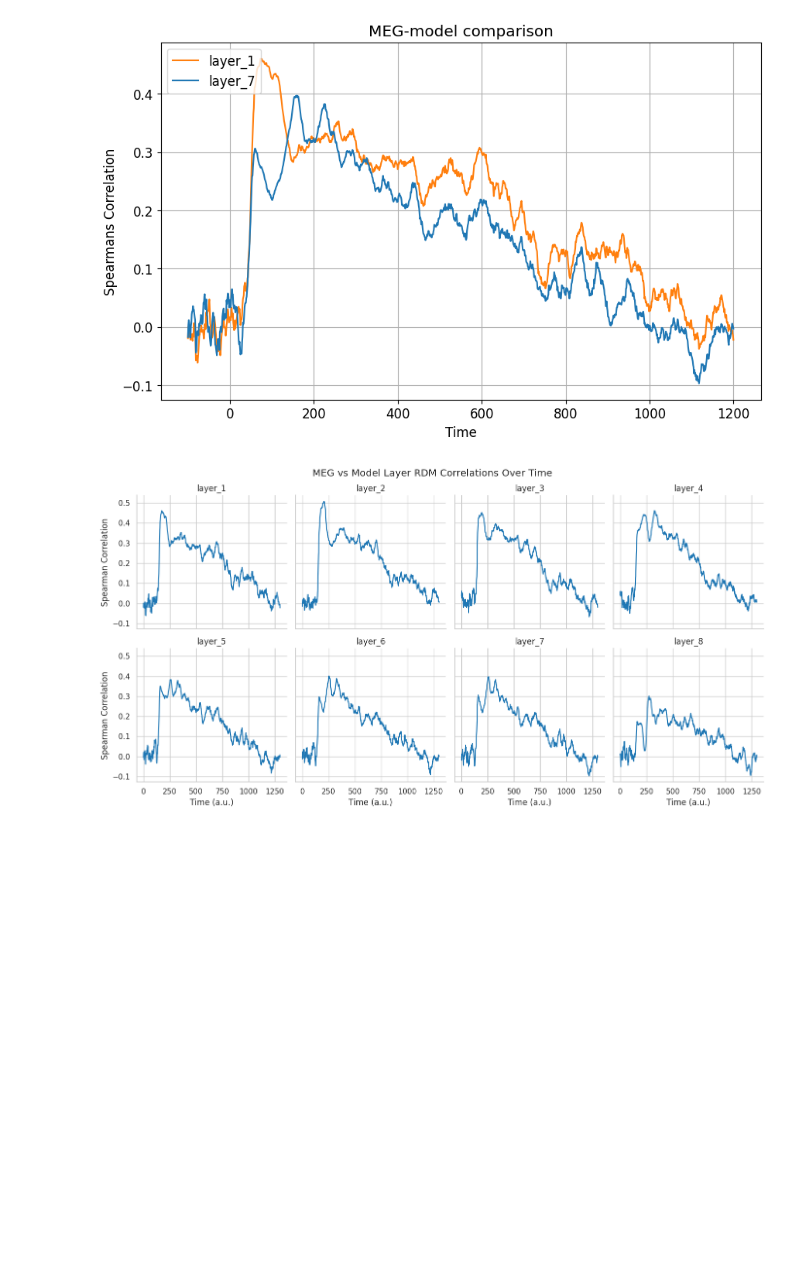
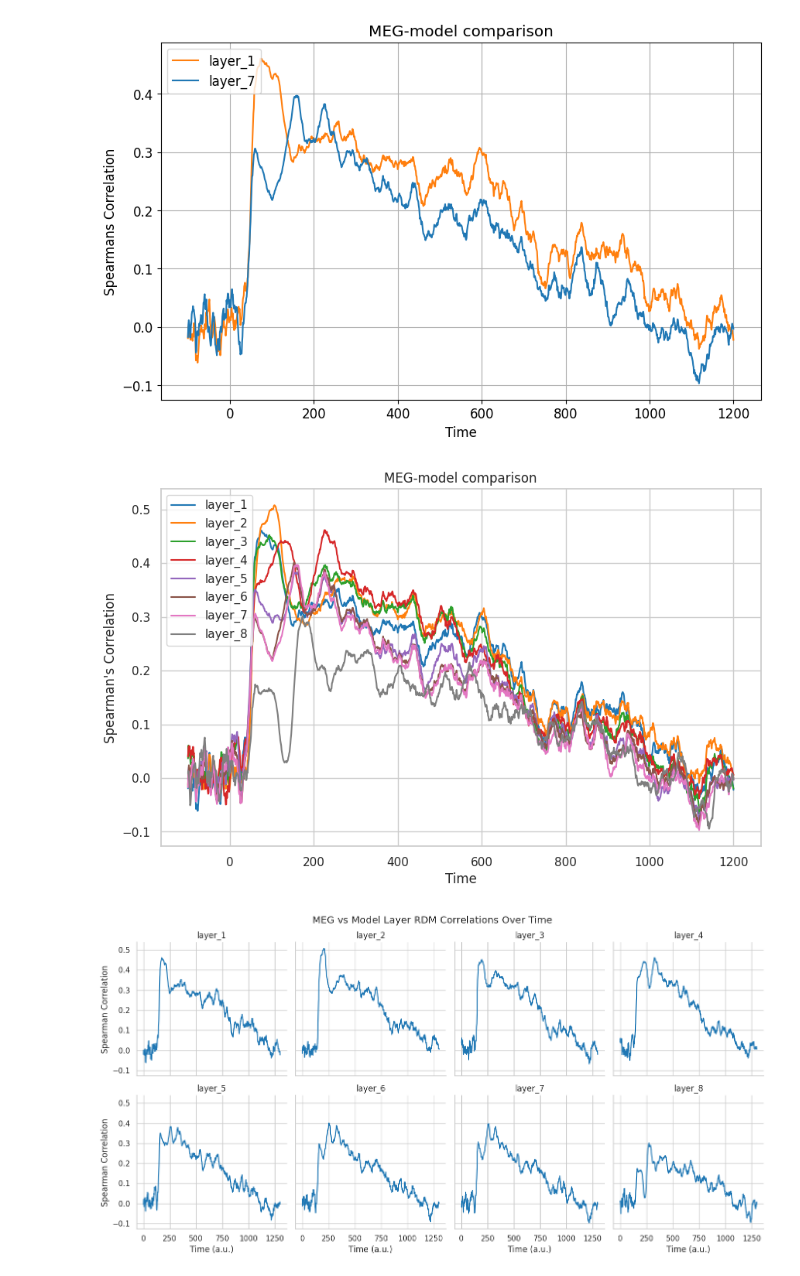
Before and after one commit to OdinViolet/Neuromatch, a Jupyter notebook: projects/fMRI/load_cichy_fMRI_MEG.ipynb, the cells around one changed output. Cells and saved outputs as stored; diff of their text form; code cells hidden in the pictures; blank space fills up the shorter version.

```diff
--- a/projects/fMRI/load_cichy_fMRI_MEG.ipynb
+++ b/projects/fMRI/load_cichy_fMRI_MEG.ipynb
@@ -458,28 +458,6 @@ for j, layer in enumerate(layers):
   activations = np.array(activations)
   # calculate Pearson's distance for all pairwise comparisons
   model_RDMs[layer] = 1 - np.corrcoef(activations)
-
-
-'''
-num_layers = 8  # number of layers in the model
-layers = []
-
-for i in range(num_layers):
-  layers.append(f"layer_{i + 1}")
-
-model_RDMs = {}
-# create RDM for each layer from activations
-for j, layer in enumerate(layers):
-  activation_files = glob.glob(activations_dir + '/*' + f'{j}.npy')
-  activation_files.sort()
-  activations = []
-  # Load all activations
-  for activation_file in activation_files:
-    activations.append(np.load(activation_file))
-  activations = np.array(activations)
-  # calculate Pearson's distance for all pairwise comparisons
-  model_RDMs[layer] = 1 - np.corrcoef(activations)
-'''
 # %% [output]
 ['layer_1', 'layer_2', 'layer_3', 'layer_4', 'layer_5', 'layer_6', 'layer_7', 'layer_8']
 Working on the layer layer_1
@@ -562,6 +539,29 @@ if run:
   fig.show()
 # %% [output]
 [figure]
+# %%
+layers = ['layer_1', 'layer_2', 'layer_3', 'layer_4', 'layer_5', 'layer_6', 'layer_7', 'layer_8']
+
+if run:
+    plt.rc('font', size=12)
+    fig, ax = plt.subplots(figsize=(10, 6))
+    time_range = range(-100, 1201)
+
+    # 动态遍历所有层
+    for layer in layers:
+        # 根据层名选择颜色（示例：用不同颜色区分层）
+        color = plt.cm.tab10(layers.index(layer) % 10)
+        ax.plot(time_range, MEG_correlation[layer],
+                color=color, label=layer)
+
+    ax.set_xlabel('Time')
+    ax.set_ylabel("Spearman's Correlation")
+    ax.set_title('MEG-model comparison')
+    ax.grid(True)
+    ax.legend(loc='upper left')
+    fig.show()
+# %% [output]
+[figure, added]
 # %%
 def rsa_spearman(rdm1, rdm2):
     # Extract upper triangle (excluding diagonal) and flatten
```
Also changed, not shown: parts of 12 cells of this notebook.
